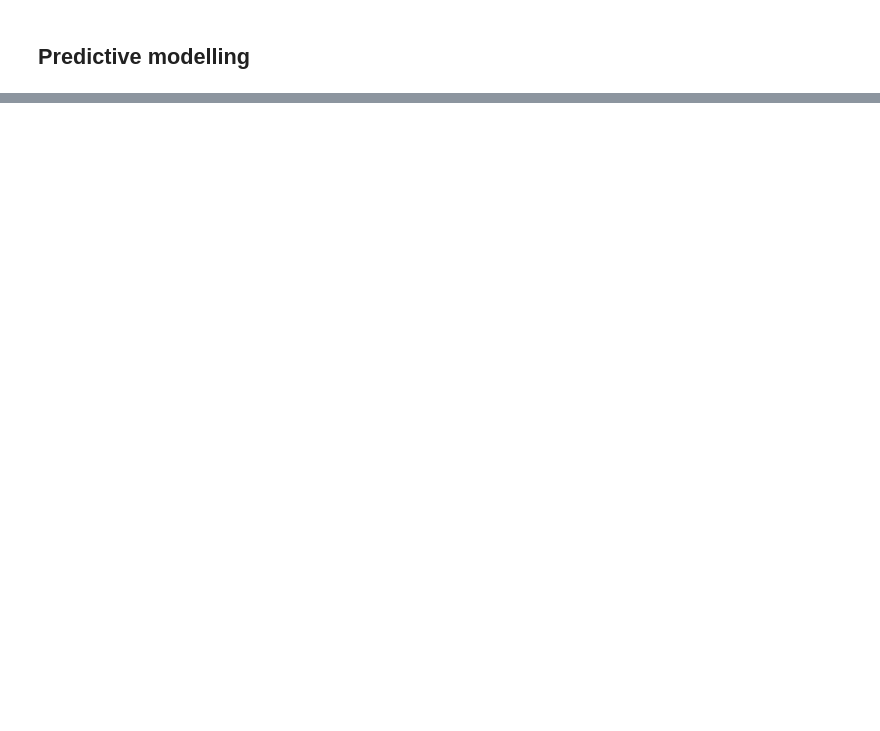
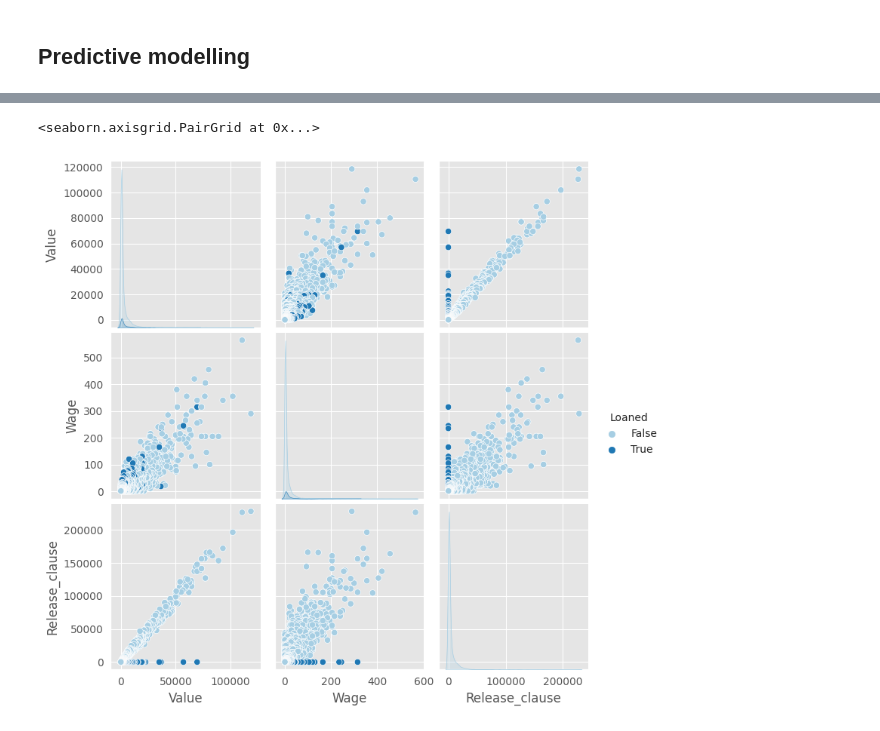
Before and after one commit to GAPPLabs/DataScienceProject, a Jupyter notebook: Proyecto.ipynb, the cells around one changed output, grey strips where cells are left out. Cells and saved outputs as stored; diff of their text form; code cells hidden in the pictures; blank space fills up the shorter version.

```diff
--- a/Proyecto.ipynb
+++ b/Proyecto.ipynb
@@ -858,0 +596,5 @@ plt.show()
+# %%
+sb.pairplot(dataframe[['Value', 'Wage', 'Release_clause', 'Loaned']], hue='Loaned',palette=sb.color_palette("Paired"))
+# %% [output]
+<seaborn.axisgrid.PairGrid at 0x...>
+[figure, added]
```
Also changed, not shown: parts of 76 cells of this notebook.
